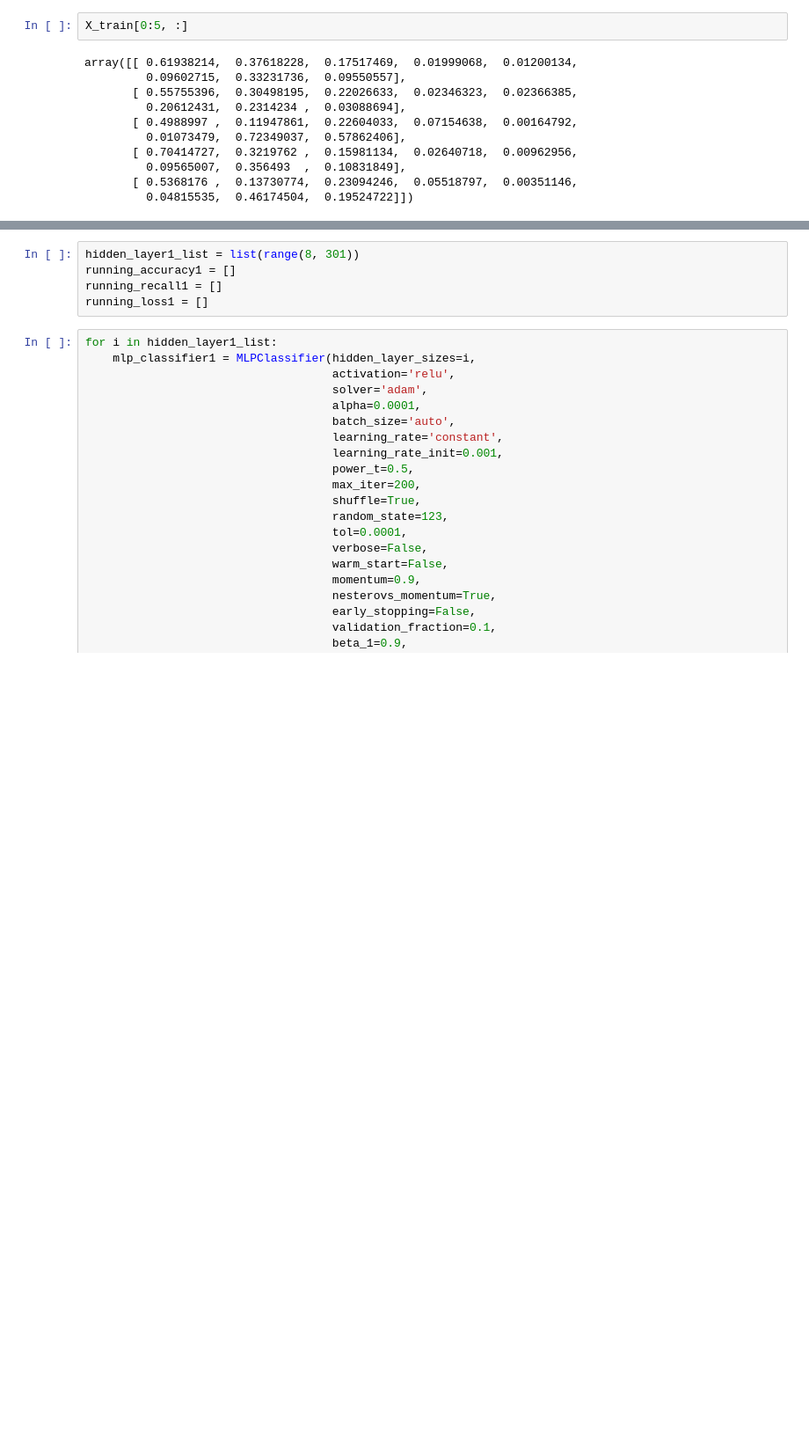
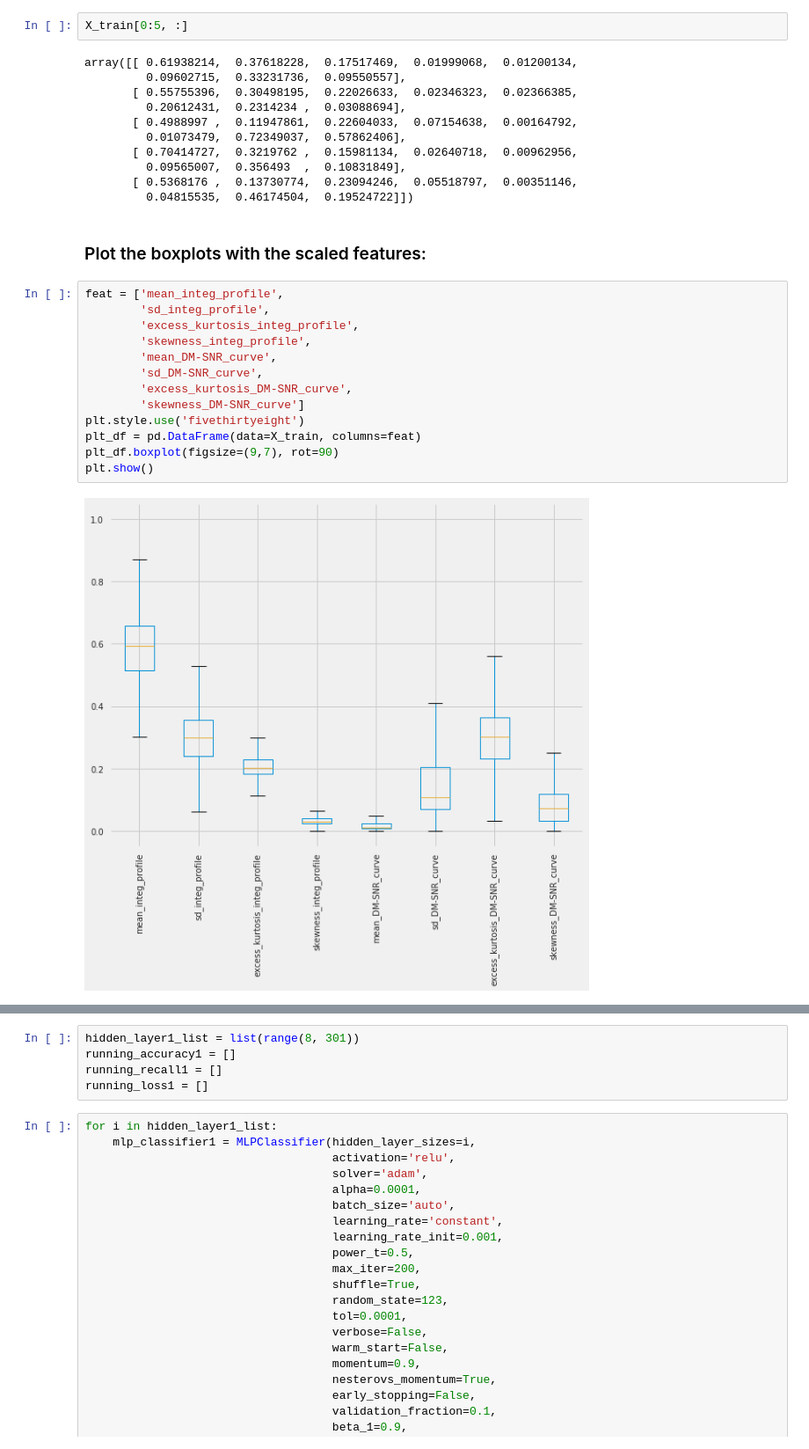
Before and after one commit to ericnewnam/ericnewnam.github.io, a Jupyter notebook: sklearn-pulsar-MLP-various.ipynb, the cells around one changed output, grey strips where cells are left out. Shown at 88% size. Cells and saved outputs as stored; diff of their text form; blank space fills up the shorter version.

```diff
--- a/sklearn-pulsar-MLP-various.ipynb
+++ b/sklearn-pulsar-MLP-various.ipynb
@@ -207,4 +216,21 @@ array([[ 0.61938214,  0.37618228,  0.17517469,  0.01999068,  0.01200134,
          0.09565007,  0.356493  ,  0.10831849],
        [ 0.5368176 ,  0.13730774,  0.23094246,  0.05518797,  0.00351146,
          0.04815535,  0.46174504,  0.19524722]])
+# %% [markdown]
+### Plot the boxplots with the scaled features:
+# %%
+feat = ['mean_integ_profile',
+        'sd_integ_profile',
+        'excess_kurtosis_integ_profile',
+        'skewness_integ_profile',
+        'mean_DM-SNR_curve',
+        'sd_DM-SNR_curve',
+        'excess_kurtosis_DM-SNR_curve',
+        'skewness_DM-SNR_curve']
+plt.style.use('fivethirtyeight')
+plt_df = pd.DataFrame(data=X_train, columns=feat)
+plt_df.boxplot(figsize=(9,7), rot=90)
+plt.show()
+# %% [output]
+[figure, added]
 # %% [markdown]
```
Also changed, not shown: parts of 5 cells of this notebook, 1 other file.
